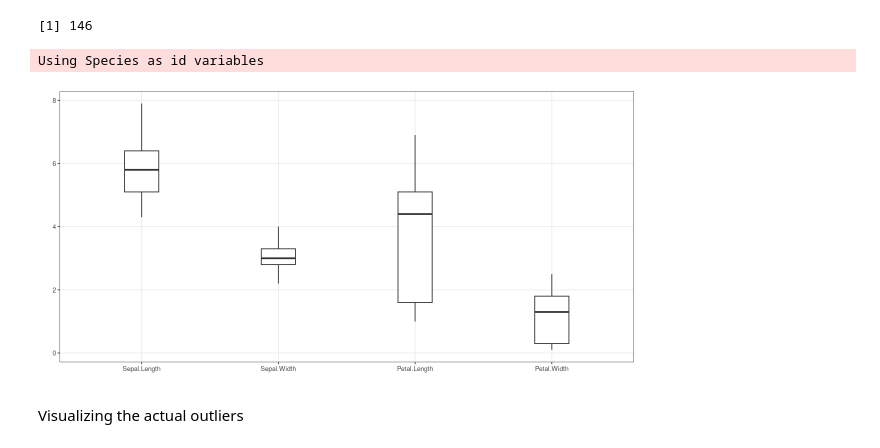
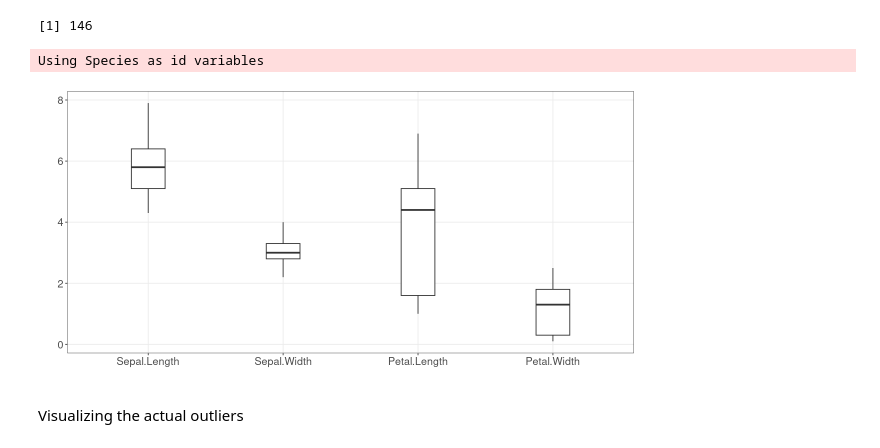
Before and after one commit to felipeat07/daltoolbox, a Jupyter notebook: examples/general/dal_outliers.ipynb, the cells around one changed output. Drawn from its saved outputs; the diff is of its cells as text; code cells hidden in the pictures.

```diff
--- a/examples/general/dal_outliers.ipynb
+++ b/examples/general/dal_outliers.ipynb
@@ -146,10 +146,10 @@ A data.frame: 6 × 5
 | 6 | 5.4 | 3.9 | 1.7 | 0.4 | setosa |
 [1] 146
 # %%
-plot.boxplot(iris.clean)
+plot.boxplot(iris.clean) + font
 # %% [output]
 Using Species as id variables
-[figure, old version]
+[figure, new version]
 # %% [markdown]
 Visualizing the actual outliers
 # %%
```
Also changed, not shown: 5 other files.
